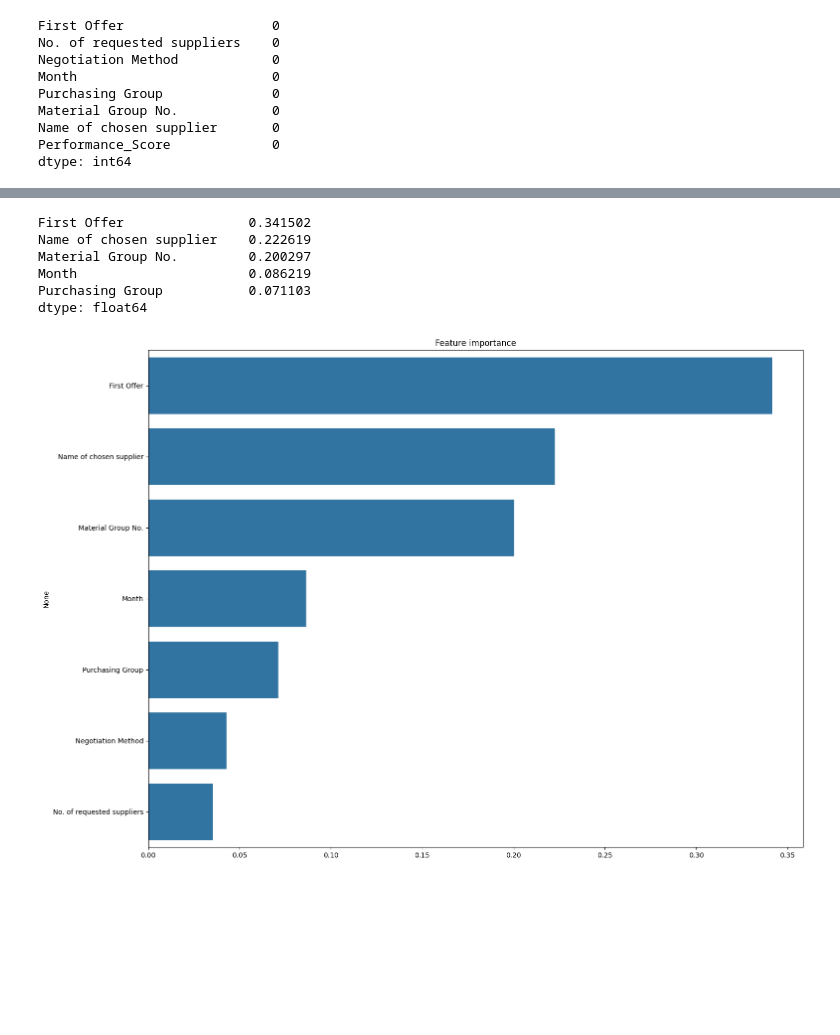
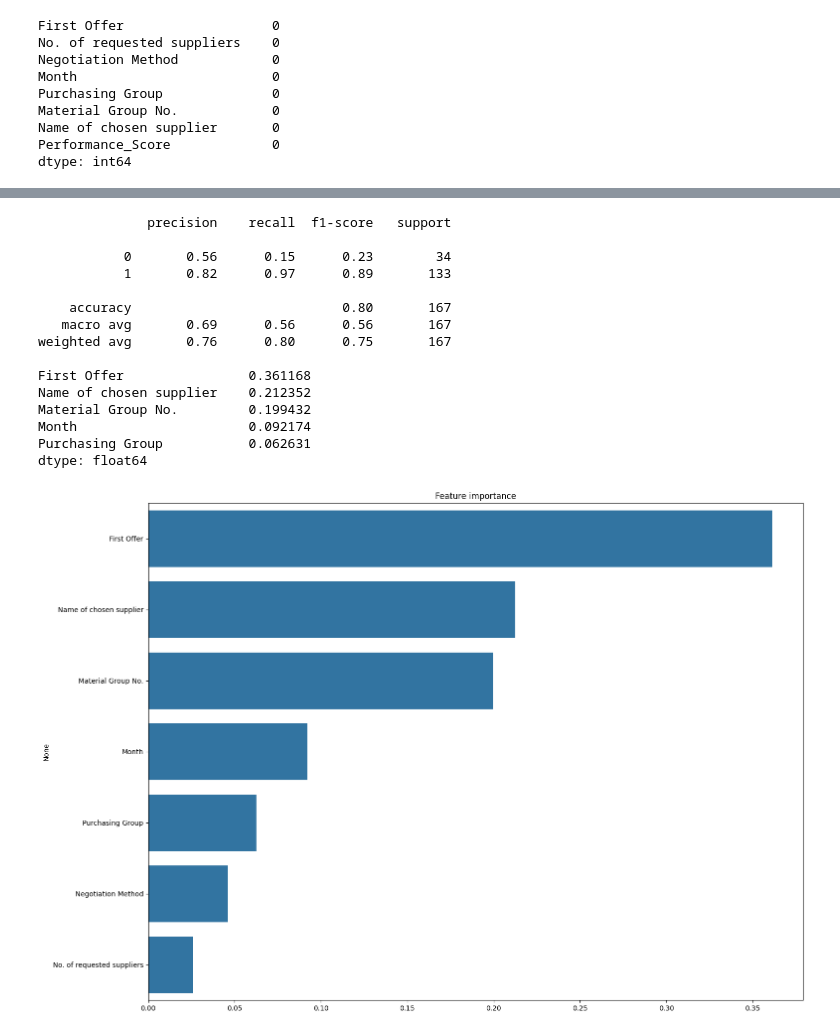
Before and after one commit to ReadingCatN/Python_DS, a Jupyter notebook: TB.ipynb, the cells around one changed output, grey strips where cells are left out. Saved outputs shown, nothing was run; the diff lists cells and outputs as text; code cells hidden in the pictures; blank space fills up the shorter version.

```diff
--- a/TB.ipynb
+++ b/TB.ipynb
@@ -64,12 +64,12 @@ df.describe()
 | std | NaN | 0.264635 | 3.715979e+05 | 3.483222e+05 | 0.048963 | ... |
 8 rows × 23 columns
 # %%
-columns_keep=['PO/OA number','First non-negotiated offer in local Currency (Net) based on CompanyCode in SAP ',
+columns_keep=['PO/OA number','First non-negotiated offer in EUR (Net)',
         'No. of requested suppliers', 'Negotiation Method', 'Month', 'Purchasing Group',
        'Material Group No.', 'Name of chosen supplier',
        'Savings (absolute)']
 df=df[columns_keep]
-df=df.rename(columns={'First non-negotiated offer in local Currency (Net) based on CompanyCode in SAP ':"First Offer"})
+df=df.rename(columns={'First non-negotiated offer in EUR (Net)':"First Offer"})
 df.describe()
 # %% [output]
 |  | First Offer | No. of requested suppliers | Month | Material Group No. | Savings (absolute) |
@@ -144,23 +144,38 @@ plt.show()
 # %%
 from sklearn.model_selection import train_test_split
 from sklearn.ensemble import RandomForestClassifier
+from sklearn.metrics import classification_report
+
 X = df.drop(columns=['Performance_Score'])
 y = df['Performance_Score']
 X_train, X_test, y_train, y_test = train_test_split(X, y, test_size=0.2, stratify=y, random_state=42)
 
 clf=RandomForestClassifier(random_state=42)
-clf=clf.fit(X,y)
+clf.fit(X_train,y_train)
+
+#predict
+y_pred=clf.predict(X_test)
+print(classification_report(y_test,y_pred))
 
 fimp=pd.Series(data=clf.feature_importances_, index=X.columns).sort_values(ascending=False)
 print(fimp.head())
 plt.figure(figsize=(17,13))
 plt.title("Feature importance")
 ax = sns.barplot(y=fimp.index, x=fimp.values, orient='h')
 # %% [output]
-First Offer                0.341502
-Name of chosen supplier    0.222619
-Material Group No.         0.200297
-Month                      0.086219
-Purchasing Group           0.071103
+              precision    recall  f1-score   support
+
+           0       0.56      0.15      0.23        34
+           1       0.82      0.97      0.89       133
+
+    accuracy                           0.80       167
+   macro avg       0.69      0.56      0.56       167
+weighted avg       0.76      0.80      0.75       167
+
+First Offer                0.361168
+Name of chosen supplier    0.212352
+Material Group No.         0.199432
+Month                      0.092174
+Purchasing Group           0.062631
 dtype: float64
-[figure, old version]
+[figure, new version]
```
Also changed, not shown: parts of 8 cells of this notebook.
